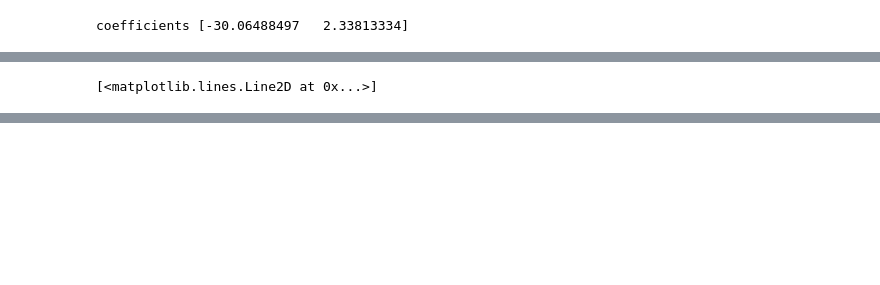
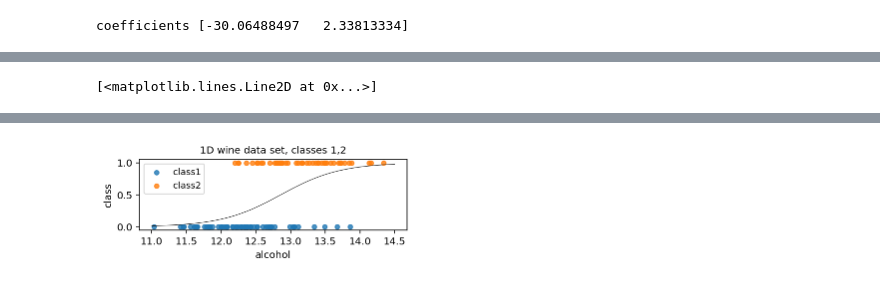
Before and after one commit to parrt/msds621, a Jupyter notebook: notebooks/linear-models/sklearn-linear-models.ipynb, the cells around one changed output, grey strips where cells are left out. Drawn from its saved outputs; the diff is of its cells as text; code cells hidden in the pictures; blank space fills up the shorter version.

```diff
--- a/notebooks/linear-models/sklearn-linear-models.ipynb
+++ b/notebooks/linear-models/sklearn-linear-models.ipynb
@@ -329,7 +328,7 @@ Text(0.5, 1.0, 'Linear model prediction of int target $y$\n(Classes {1,2} rename
 X_ = X.values.reshape(-1,1)
 lm = LogisticRegression(solver='lbfgs')
 lm.fit(X_,y)
-b = np.array([lm.intercept_,lm.coef_]).flatten()
+b = np.array([lm.intercept_,lm.coef_]).flatten().astype(float)
 print("coefficients", b)
 # %% [output]
 coefficients [-30.06488497   2.33813334]
@@ -349,9 +348,10 @@ def sigmoid(z):
 plot12(X,y)
 
 B0 = np.ones(shape=(len(lx), 1))
-X1 = np.hstack([B0, lx])
+X1 = np.hstack([B0, lx]).astype(float)
 
 y_pred = np.dot(X1,b)
+
 plt.plot(lx, sigmoid(y_pred), lw=.5, c='k')
 # %% [output]
 [<matplotlib.lines.Line2D at 0x...>]
@@ -358,0 +358 @@ plt.plot(lx, sigmoid(y_pred), lw=.5, c='k')
+[figure, added]
```
Also changed, not shown: parts of 24 cells of this notebook, 17 other files.
